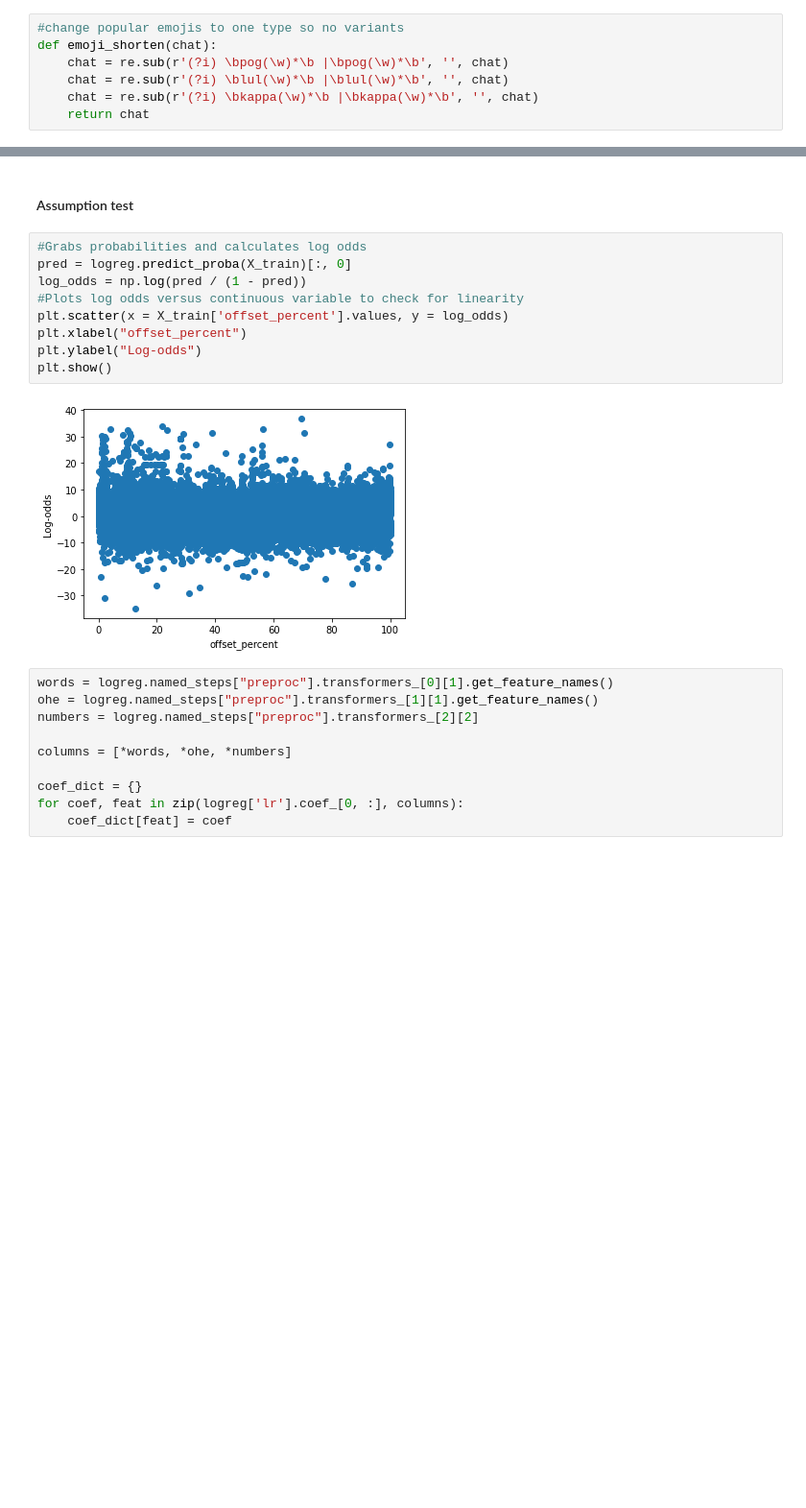
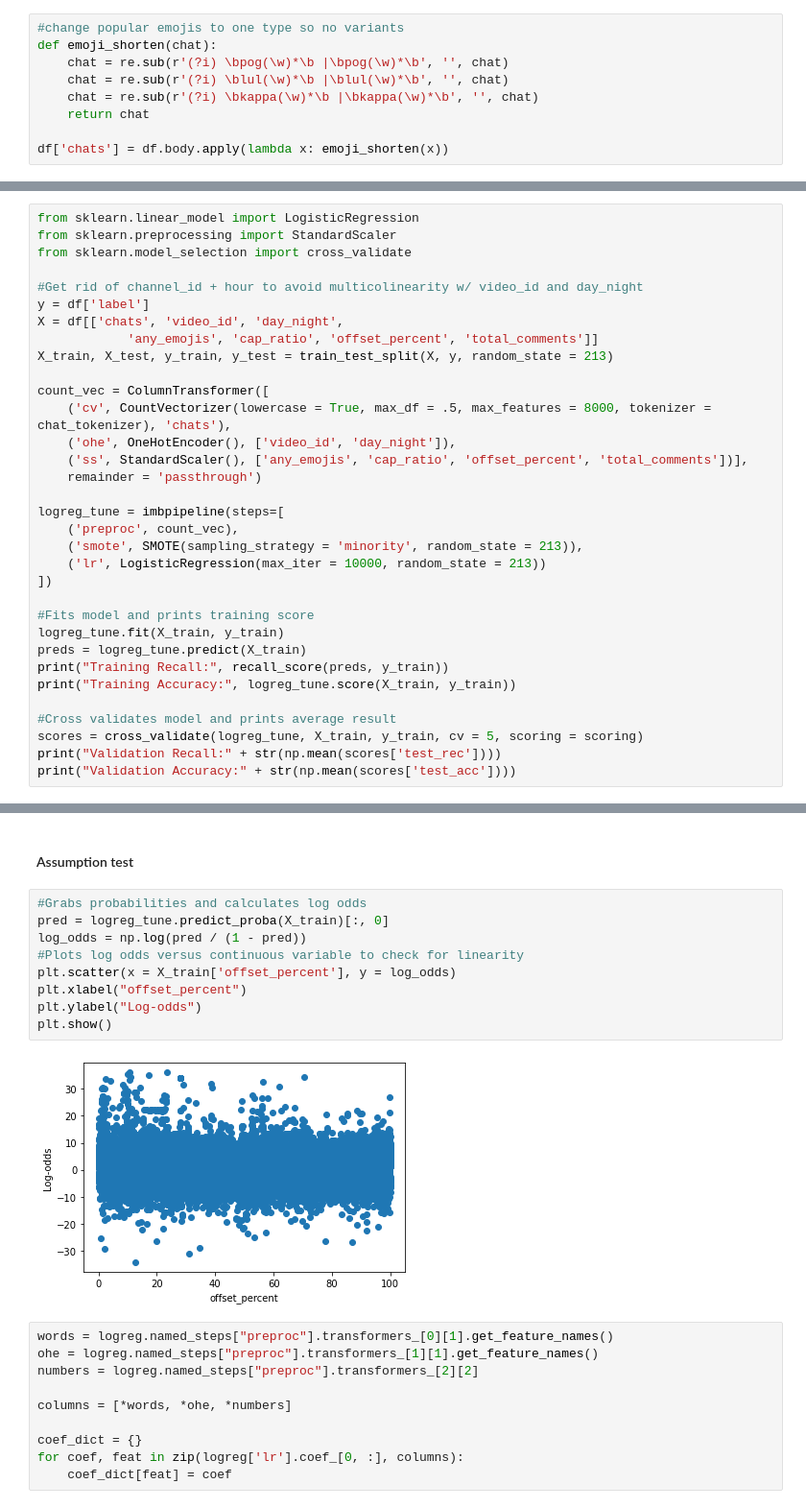
Before and after one commit to kelsklane/Capstone_Twitch_NLP, a Jupyter notebook: notebook/Models.ipynb, the cells around one changed output, grey strips where cells are left out. Shown at 96% size. Cells and saved outputs as stored; diff of their text form; blank space fills up the shorter version.

Commit message:
final model tweaks and assumption tests as well as notebook for first simple model

```diff
--- a/notebook/Models.ipynb
+++ b/notebook/Models.ipynb
@@ -52,6 +52,8 @@ def emoji_shorten(chat):
     chat = re.sub(r'(?i) \blul(\w)*\b |\blul(\w)*\b', '', chat)
     chat = re.sub(r'(?i) \bkappa(\w)*\b |\bkappa(\w)*\b', '', chat)
     return chat
+
+df['chats'] = df.body.apply(lambda x: emoji_shorten(x))
 # %%
 df['chats'] = df.body.apply(lambda x: emoji_shorten(x))
 # %%
@@ -586,0 +628,33 @@ Validation Accuracy:0.9581434599156118
+# %%
+from sklearn.linear_model import LogisticRegression
+from sklearn.preprocessing import StandardScaler
+from sklearn.model_selection import cross_validate
+
+#Get rid of channel_id + hour to avoid multicolinearity w/ video_id and day_night
+y = df['label']
+X = df[['chats', 'video_id', 'day_night',
+            'any_emojis', 'cap_ratio', 'offset_percent', 'total_comments']]
+X_train, X_test, y_train, y_test = train_test_split(X, y, random_state = 213)
+
+count_vec = ColumnTransformer([
+    ('cv', CountVectorizer(lowercase = True, max_df = .5, max_features = 8000, tokenizer = chat_tokenizer), 'chats'),
+    ('ohe', OneHotEncoder(), ['video_id', 'day_night']),
+    ('ss', StandardScaler(), ['any_emojis', 'cap_ratio', 'offset_percent', 'total_comments'])],
+    remainder = 'passthrough')
+
+logreg_tune = imbpipeline(steps=[
+    ('preproc', count_vec),
+    ('smote', SMOTE(sampling_strategy = 'minority', random_state = 213)),
+    ('lr', LogisticRegression(max_iter = 10000, random_state = 213))
+])
+
+#Fits model and prints training score
+logreg_tune.fit(X_train, y_train)
+preds = logreg_tune.predict(X_train)
+print("Training Recall:", recall_score(preds, y_train))
+print("Training Accuracy:", logreg_tune.score(X_train, y_train))
+
+#Cross validates model and prints average result
+scores = cross_validate(logreg_tune, X_train, y_train, cv = 5, scoring = scoring)
+print("Validation Recall:" + str(np.mean(scores['test_rec'])))
+print("Validation Accuracy:" + str(np.mean(scores['test_acc'])))
@@ -588,15 +667,15 @@ Validation Accuracy:0.9581434599156118
 #### Assumption test
 # %%
 #Grabs probabilities and calculates log odds
-pred = logreg.predict_proba(X_train)[:, 0]
+pred = logreg_tune.predict_proba(X_train)[:, 0]
 log_odds = np.log(pred / (1 - pred))
 #Plots log odds versus continuous variable to check for linearity
-plt.scatter(x = X_train['offset_percent'].values, y = log_odds)
+plt.scatter(x = X_train['offset_percent'], y = log_odds)
 plt.xlabel("offset_percent")
 plt.ylabel("Log-odds")
 plt.show()
 # %% [output]
-[figure, old version]
+[figure, new version]
 # %%
 words = logreg.named_steps["preproc"].transformers_[0][1].get_feature_names()
 ohe = logreg.named_steps["preproc"].transformers_[1][1].get_feature_names()
```
Also changed, not shown: parts of 12 cells of this notebook, 1 other file.
